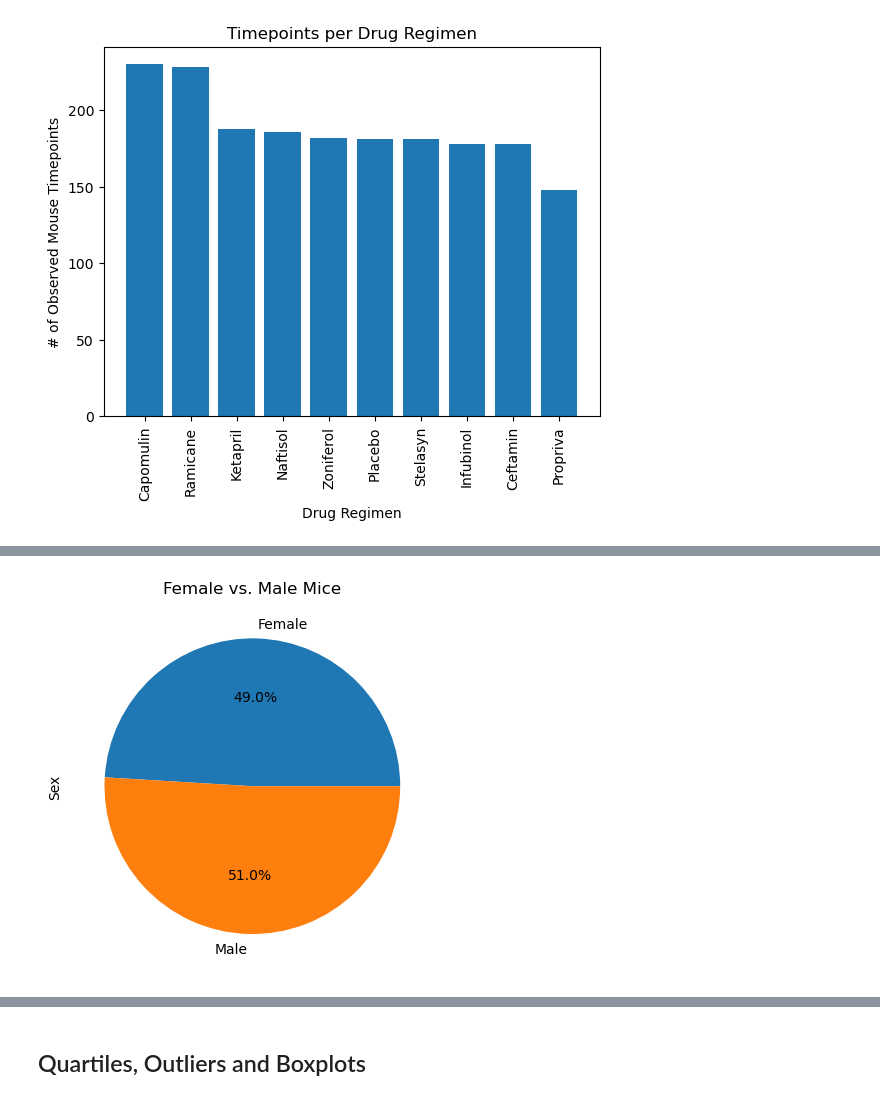
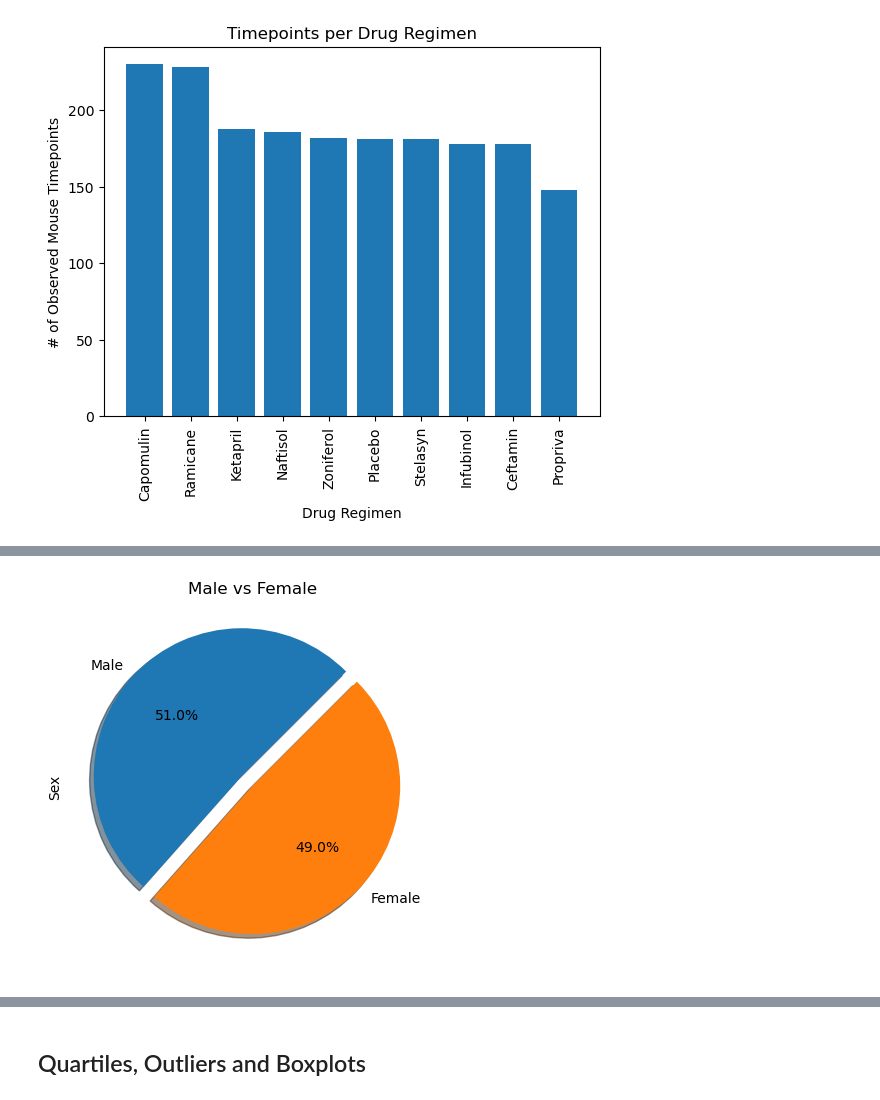
Before and after one commit to TJDavis91/Module-5-Challenge, a Jupyter notebook: pymaceuticals_challenge.ipynb, the cells around one changed output, grey strips where cells are left out. Drawn from its saved outputs; the diff is of its cells as text; code cells hidden in the pictures.

```diff
--- a/pymaceuticals_challenge.ipynb
+++ b/pymaceuticals_challenge.ipynb
@@ -152,7 +152,8 @@ plt.show()
 # %% [output]
 [figure]
 # %%
-mouse_sex = cleaned_df.groupby("Sex")
-sex_counts = mouse_sex["Sex"].count()
-sex_counts
+mouse_sex = cleaned_df["Sex"].value_counts()
+mouse_sex
+# sex_counts = mouse_sex["Sex"].count()
+# sex_counts
 # %% [output]
@@ -163,10 +169,10 @@ Name: Sex, dtype: int64
 # %%
 # Generate a pie plot showing the distribution of female versus male mice using Pandas
 # cleaned_df
-#sex_counts.plot(kind="pie", y="Sex", title=("Female vs. Male Mice"))
-sex_counts.plot.pie(y="Sex", title=("Female vs. Male Mice"), autopct="%1.1f%%")
+explode = (0.1,0)
+pie_plot = mouse_sex.plot.pie(autopct="%1.1f%%", title="Male vs Female", explode=explode, shadow=True, startangle=45)
 plt.show()
 # %% [output]
-[figure, old version]
+[figure, new version]
 # %%
 # Generate a pie plot showing the distribution of female versus male mice using pyplot
```
Also changed, not shown: parts of 7 cells of this notebook.
